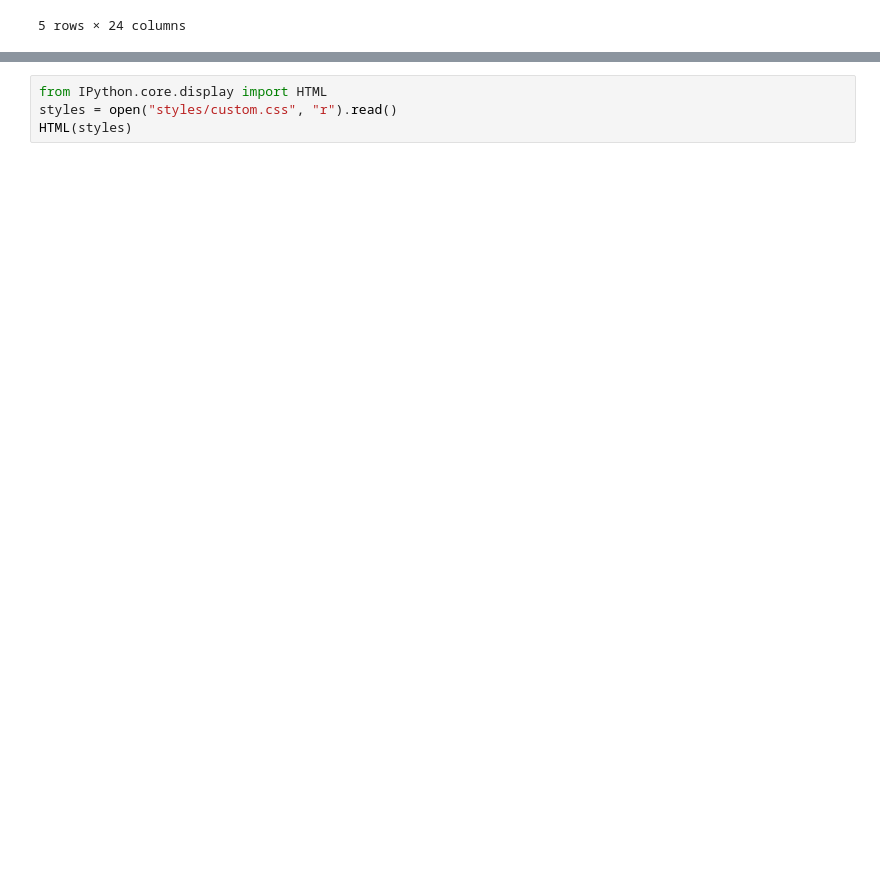
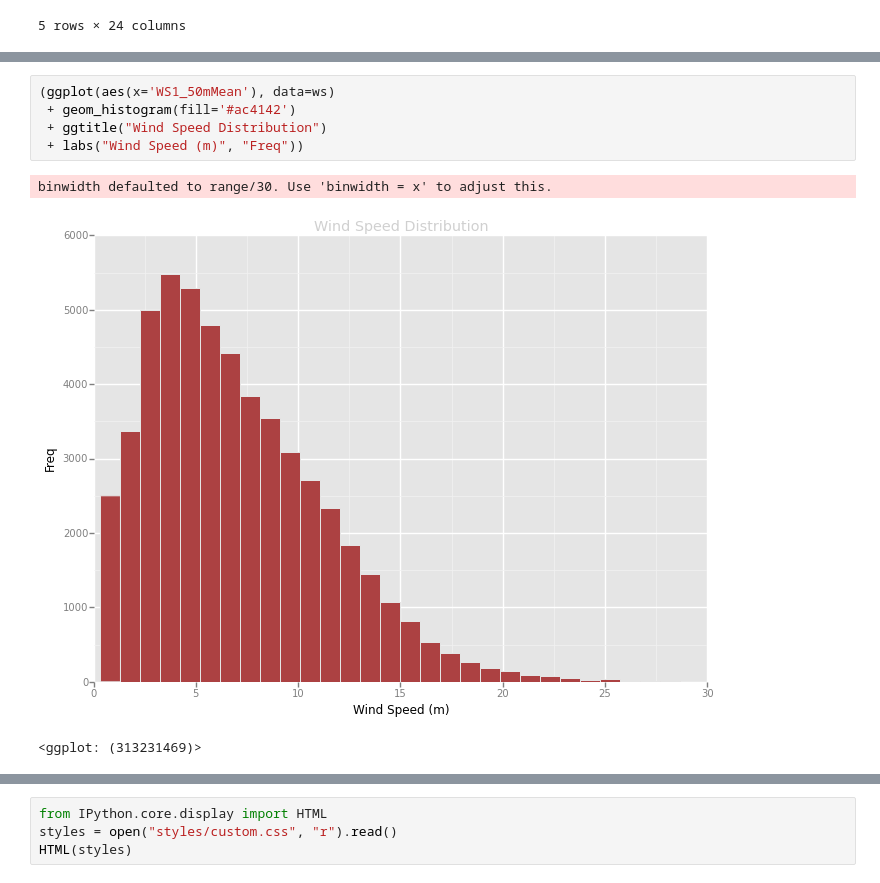
Before and after one commit to wrobstory/pydatasv2014, a Jupyter notebook: Up and Down PyData 2014.ipynb, the cells around one changed output, grey strips where cells are left out. Cells and saved outputs as stored; diff of their text form; blank space fills up the shorter version.

```diff
--- a/Up and Down PyData 2014.ipynb
+++ b/Up and Down PyData 2014.ipynb
@@ -142,0 +155,9 @@ sb.distplot(ws['WS1_50mMean'], fit=stats.rayleigh)
+# %%
+(ggplot(aes(x='WS1_50mMean'), data=ws)
+ + geom_histogram(fill='#ac4142')
+ + ggtitle("Wind Speed Distribution")
+ + labs("Wind Speed (m)", "Freq"))
+# %% [output]
+binwidth defaulted to range/30. Use 'binwidth = x' to adjust this.
+[figure, added]
+<ggplot: (313231469)>
```
Also changed, not shown: parts of 7 cells of this notebook, 1 other file.
